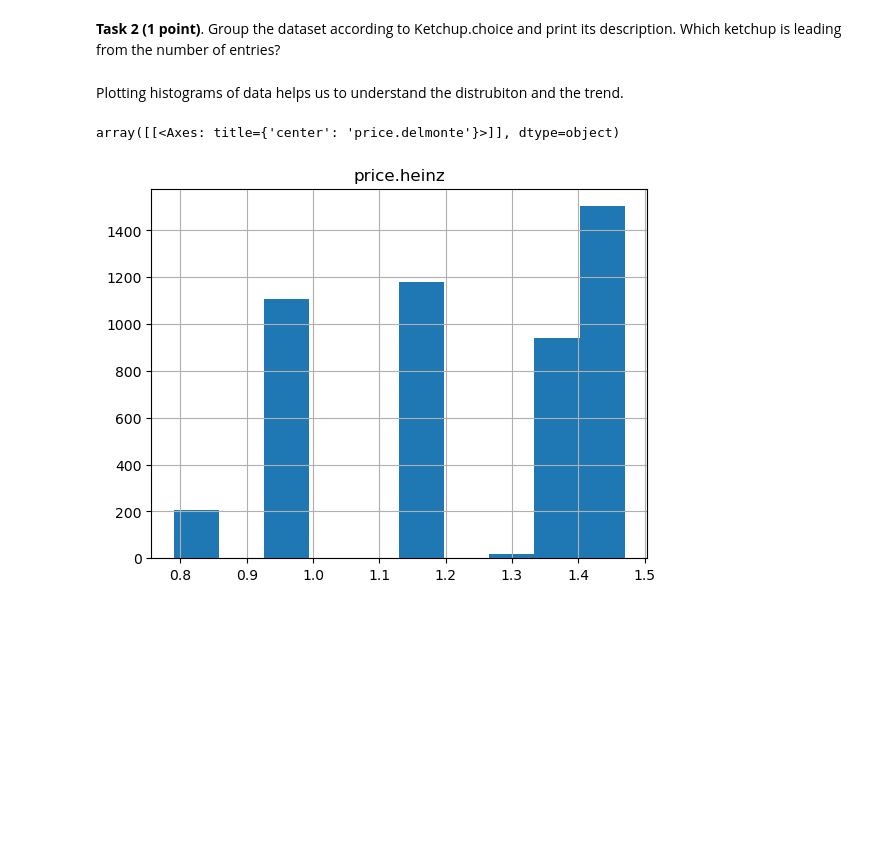
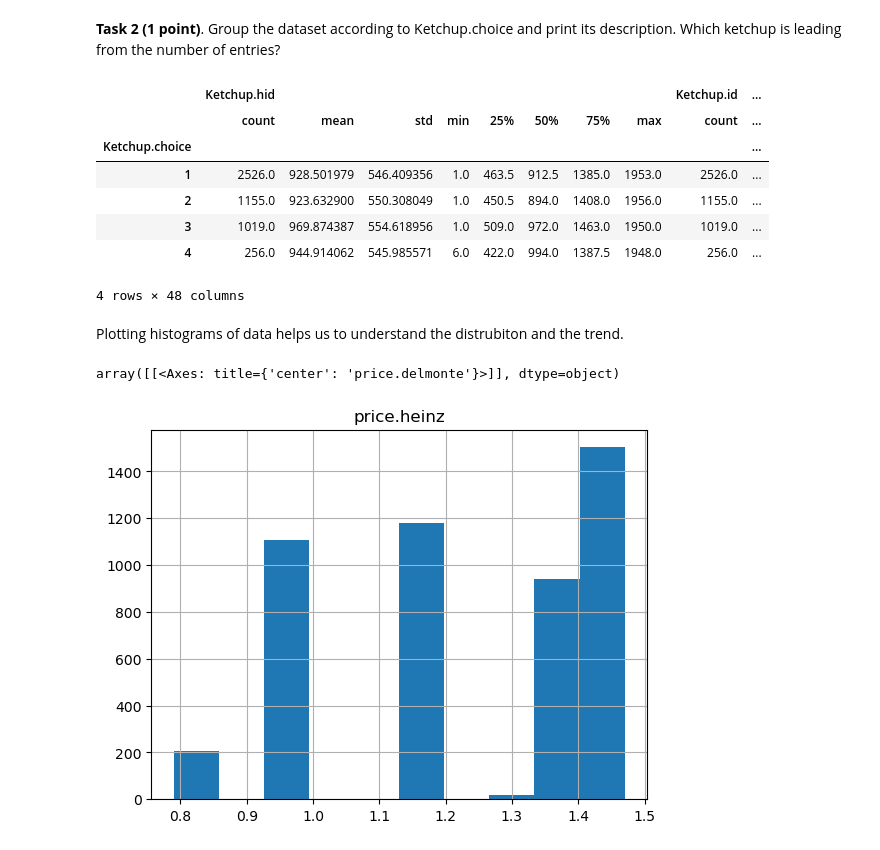
Before and after one commit to segmue/ESC403_assignments, a Jupyter notebook: Week2/Session_02.ipynb, the cells around one changed output. Drawn from its saved outputs; the diff is of its cells as text; code cells hidden in the pictures; blank space fills up the shorter version.

```diff
--- a/Week2/Session_02.ipynb
+++ b/Week2/Session_02.ipynb
@@ -122,5 +141,18 @@ We can notice from above that Ketchup.choice is not described since it is a cate
 # %% [markdown]
 **Task 2 (1 point)**. Group the dataset according to Ketchup.choice and print its description. Which ketchup is leading from the number of entries?
+# %%
+data.groupby("Ketchup.choice").describe()
+
+## Ketchup.choice 1 as the most counts, which is Heinz
+# %% [output]
+|  | Ketchup.hid |  |  |  |  |  |  |  | Ketchup.id | ... |
+|  | count | mean | std | min | 25% | 50% | 75% | max | count | ... |
+| Ketchup.choice |  |  |  |  |  |  |  |  |  | ... |
+| 1 | 2526.0 | 928.501979 | 546.409356 | 1.0 | 463.5 | 912.5 | 1385.0 | 1953.0 | 2526.0 | ... |
+| 2 | 1155.0 | 923.632900 | 550.308049 | 1.0 | 450.5 | 894.0 | 1408.0 | 1956.0 | 1155.0 | ... |
+| 3 | 1019.0 | 969.874387 | 554.618956 | 1.0 | 509.0 | 972.0 | 1463.0 | 1950.0 | 1019.0 | ... |
+| 4 | 256.0 | 944.914062 | 545.985571 | 6.0 | 422.0 | 994.0 | 1387.5 | 1948.0 | 256.0 | ... |
+4 rows × 48 columns
 # %% [markdown]
 Plotting histograms of data helps us to understand the distrubiton and the trend.
 # %%
```
Also changed, not shown: parts of 9 cells of this notebook, 1 other file.
